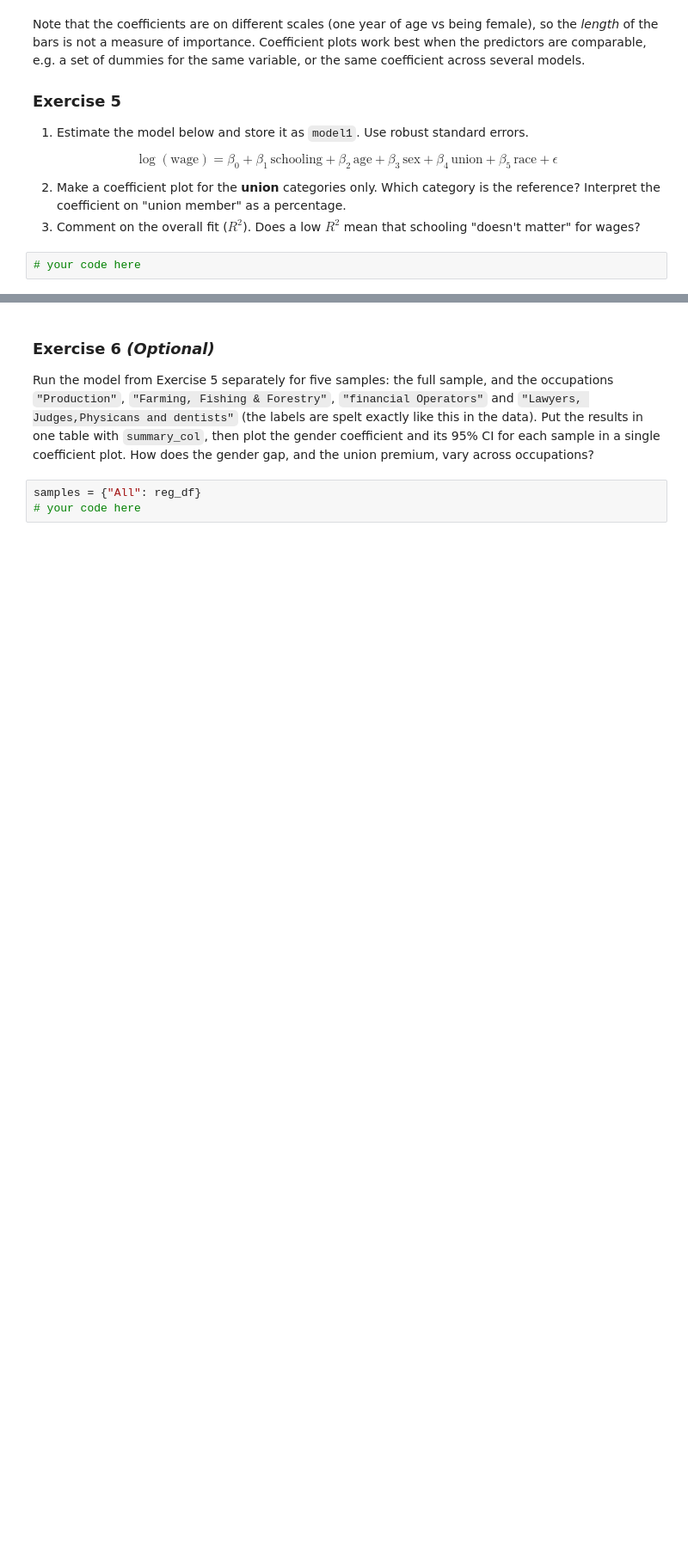
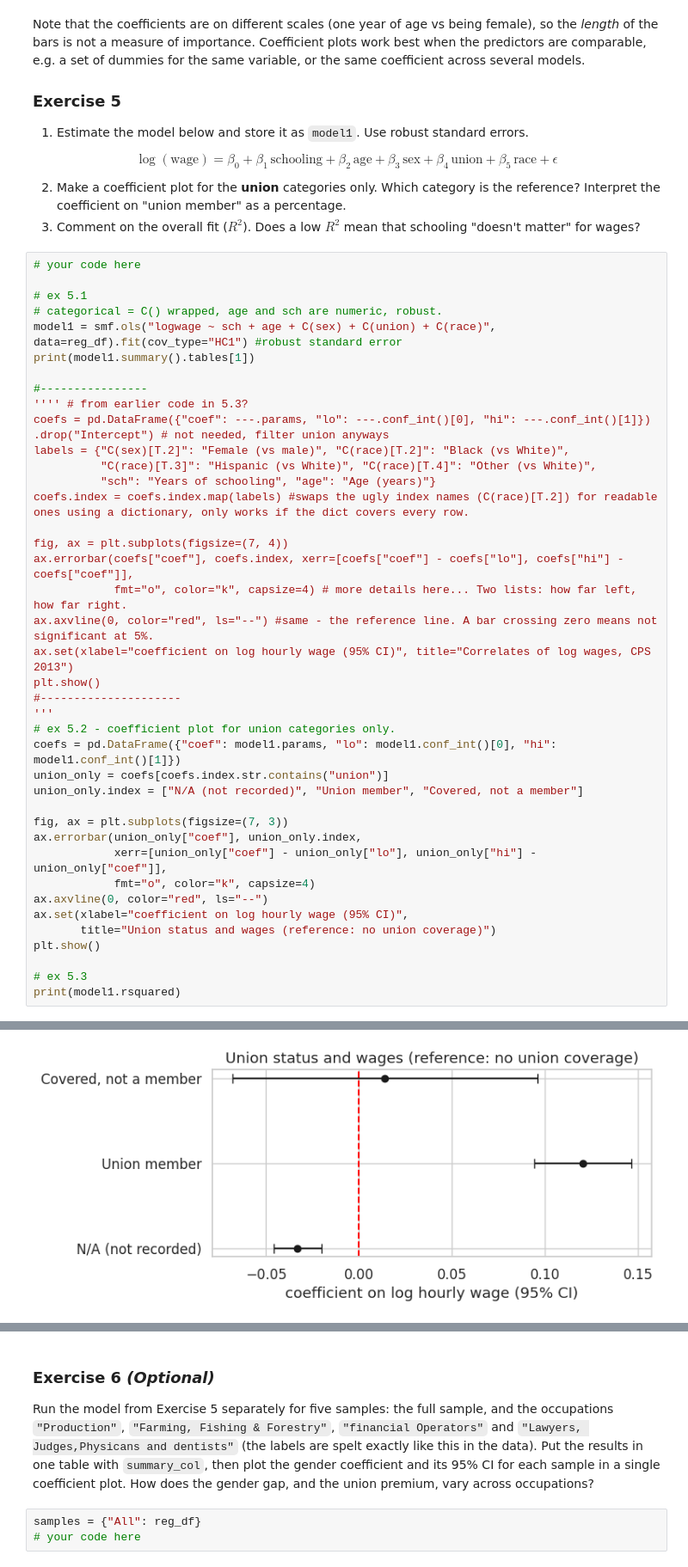
Before and after one commit to jasminebarry/BASC0005, a Jupyter notebook: notebooks/W07. Linear Regression.ipynb, the cells around one changed output, grey strips where cells are left out. Shown at 86% size. Saved outputs shown, nothing was run; the diff lists cells and outputs as text; blank space fills up the shorter version.

```diff
--- a/notebooks/W07. Linear Regression.ipynb
+++ b/notebooks/W07. Linear Regression.ipynb
@@ -712,3 +804,42 @@ $$\log(\text{wage}) = \beta_0 + \beta_1\,\text{schooling} + \beta_2\,\text{age}
 3. Comment on the overall fit ($R^2$). Does a low $R^2$ mean that schooling "doesn't matter" for wages?
 # %%
 # your code here
+
+# ex 5.1
+# categorical = C() wrapped, age and sch are numeric, robust.
+model1 = smf.ols("logwage ~ sch + age + C(sex) + C(union) + C(race)", data=reg_df).fit(cov_type="HC1") #robust standard error
+print(model1.summary().tables[1])
+
+#----------------
+'''' # from earlier code in 5.3?
+coefs = pd.DataFrame({"coef": ---.params, "lo": ---.conf_int()[0], "hi": ---.conf_int()[1]})  .drop("Intercept") # not needed, filter union anyways
+labels = {"C(sex)[T.2]": "Female (vs male)", "C(race)[T.2]": "Black (vs White)",
+          "C(race)[T.3]": "Hispanic (vs White)", "C(race)[T.4]": "Other (vs White)",
+          "sch": "Years of schooling", "age": "Age (years)"}
+coefs.index = coefs.index.map(labels) #swaps the ugly index names (C(race)[T.2]) for readable ones using a dictionary, only works if the dict covers every row.
+
+fig, ax = plt.subplots(figsize=(7, 4))
+ax.errorbar(coefs["coef"], coefs.index, xerr=[coefs["coef"] - coefs["lo"], coefs["hi"] - coefs["coef"]],
+            fmt="o", color="k", capsize=4) # more details here... Two lists: how far left, how far right.
+ax.axvline(0, color="red", ls="--") #same - the reference line. A bar crossing zero means not significant at 5%.
+ax.set(xlabel="coefficient on log hourly wage (95% CI)", title="Correlates of log wages, CPS 2013")
+plt.show()
+#---------------------
+'''
+# ex 5.2 - coefficient plot for union categories only.
+coefs = pd.DataFrame({"coef": model1.params, "lo": model1.conf_int()[0], "hi": model1.conf_int()[1]})
+union_only = coefs[coefs.index.str.contains("union")]
+union_only.index = ["N/A (not recorded)", "Union member", "Covered, not a member"]
+
+fig, ax = plt.subplots(figsize=(7, 3))
+ax.errorbar(union_only["coef"], union_only.index,
+            xerr=[union_only["coef"] - union_only["lo"], union_only["hi"] - union_only["coef"]],
+            fmt="o", color="k", capsize=4)
+ax.axvline(0, color="red", ls="--")
+ax.set(xlabel="coefficient on log hourly wage (95% CI)",
+       title="Union status and wages (reference: no union coverage)")
+plt.show()
+
+# ex 5.3
+print(model1.rsquared)
+# %% [output]
@@ -714,0 +860 @@ $$\log(\text{wage}) = \beta_0 + \beta_1\,\text{schooling} + \beta_2\,\text{age}
+[figure, added]
```
Also changed, not shown: parts of 15 cells of this notebook.
